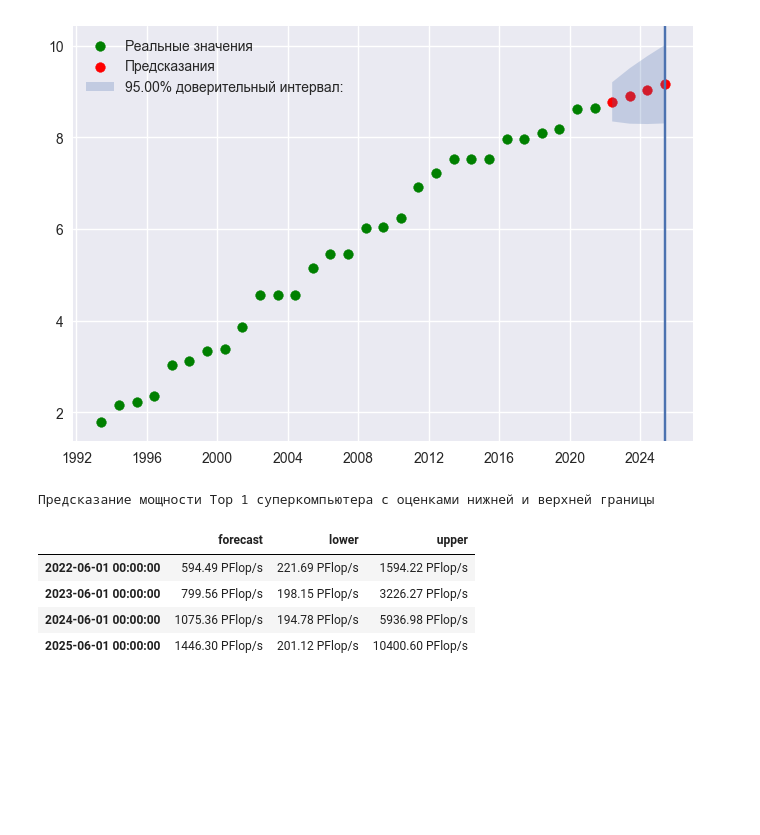
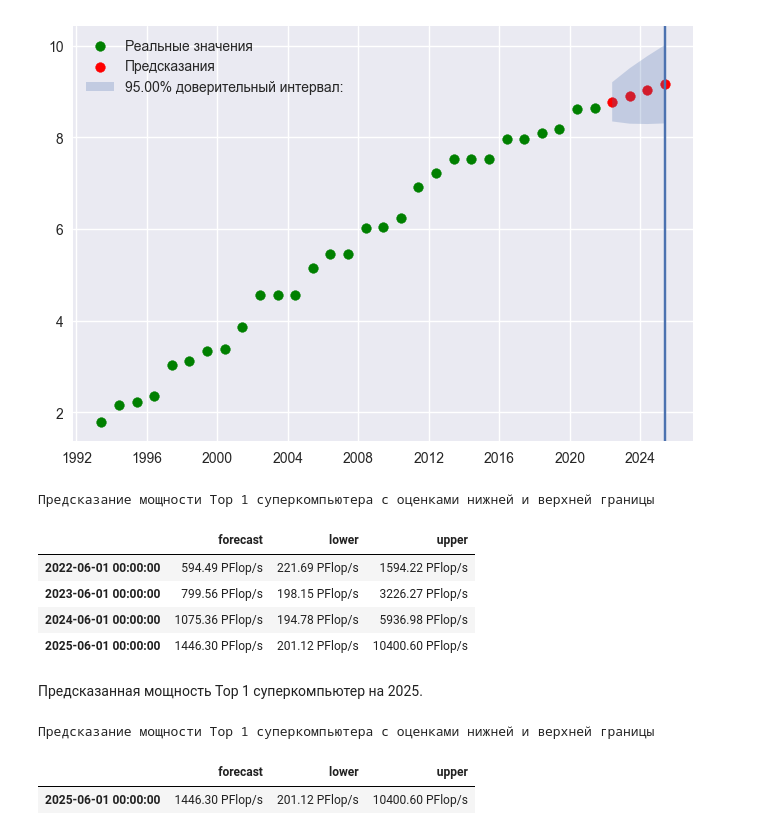
Before and after one commit to KernelA/made-hpc-hw1, a Jupyter notebook: eda.ipynb, the cells around one changed output. Saved outputs shown, nothing was run; the diff lists cells and outputs as text; code cells hidden in the pictures; blank space fills up the shorter version.

```diff
--- a/eda.ipynb
+++ b/eda.ipynb
@@ -52,7 +59,7 @@ target_log_column = "log_#1_GFlop/s"
 # %% [markdown]
 Применим преобразование $\log_{10}(\cdot)$ к целевой переменной.
 # %%
-data[target_log_column] = np.log10(data[target_column])
+data[target_log_column] = log_transform(data[target_column])
 # %% [markdown]
 ## Предварительный анализ
 # %% [markdown]
@@ -211,5 +218,5 @@ ax.axvline(forecast.tail(n=1).index, label=f"Предсказание на {fore
 <matplotlib.lines.Line2D at 0x...>
 [figure]
 # %%
-final_data = pd.concat((forecast, pred_interval), axis="columns")
+final_data = inverse_log_transform(pd.concat((forecast, pred_interval), axis="columns"))
 # %%
@@ -222,3 +229,12 @@ final_data = pd.concat((forecast, pred_interval), axis="columns")
 | 2023-06-01 00:00:00 | 799.56 PFlop/s | 198.15 PFlop/s | 3226.27 PFlop/s |
 | 2024-06-01 00:00:00 | 1075.36 PFlop/s | 194.78 PFlop/s | 5936.98 PFlop/s |
 | 2025-06-01 00:00:00 | 1446.30 PFlop/s | 201.12 PFlop/s | 10400.60 PFlop/s |
+# %% [markdown]
+Предсказанная мощность Top 1 суперкомпьютер на 2025.
+# %%
+final_data[final_data.index.year == 2025].style.format(thousands=" ", formatter={col: lambda x: "{:.2f} PFlop/s".format(x * 1e-6) for col in ("forecast", "lower", "upper")})\
+    .set_caption("Предсказание мощности Top 1 суперкомпьютера с оценками нижней и верхней границы")
+# %% [output]
+Предсказание мощности Top 1 суперкомпьютера с оценками нижней и верхней границы
+|  | forecast | lower | upper |
+| 2025-06-01 00:00:00 | 1446.30 PFlop/s | 201.12 PFlop/s | 10400.60 PFlop/s |
```
Also changed, not shown: parts of 5 cells of this notebook, 1 other file.
